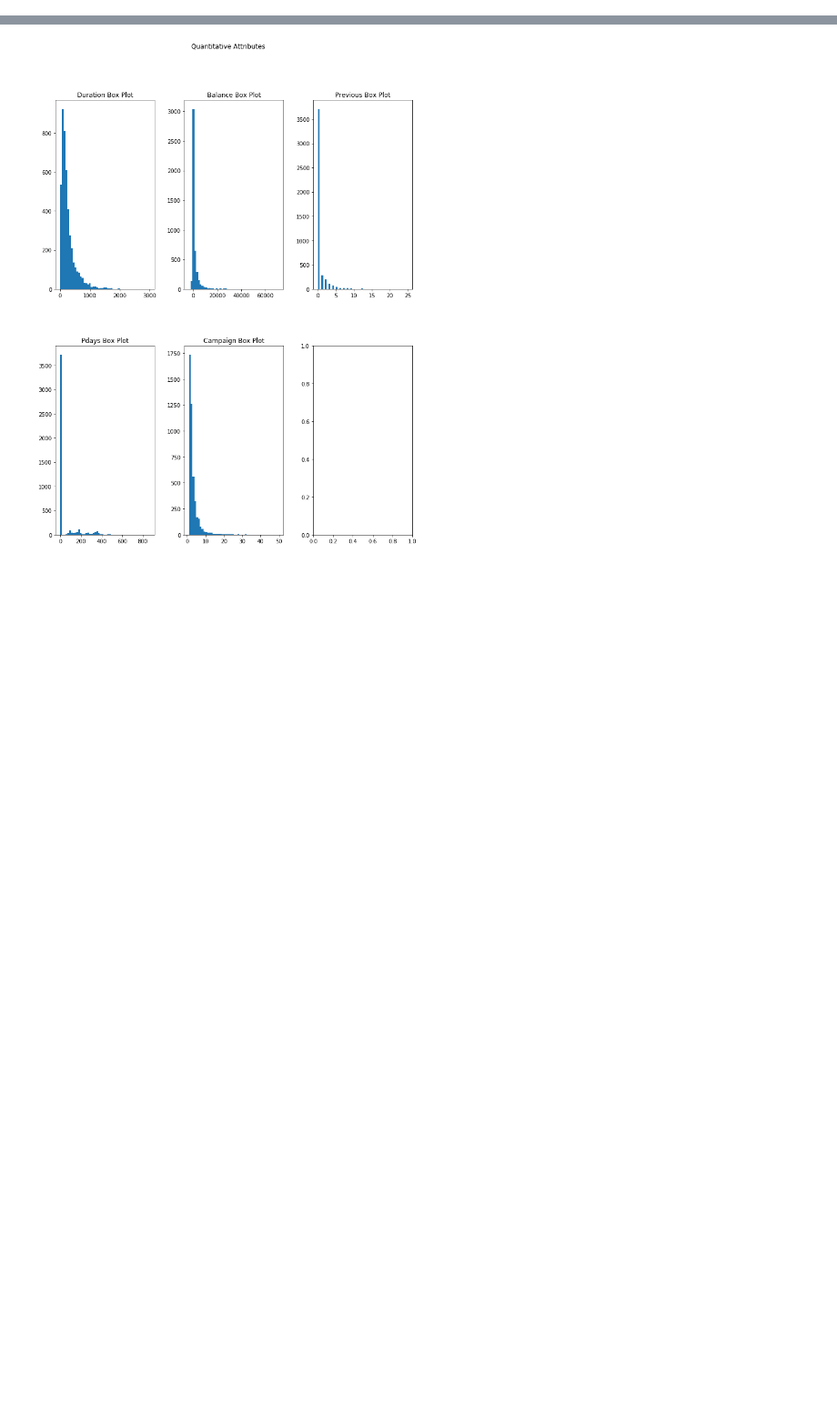
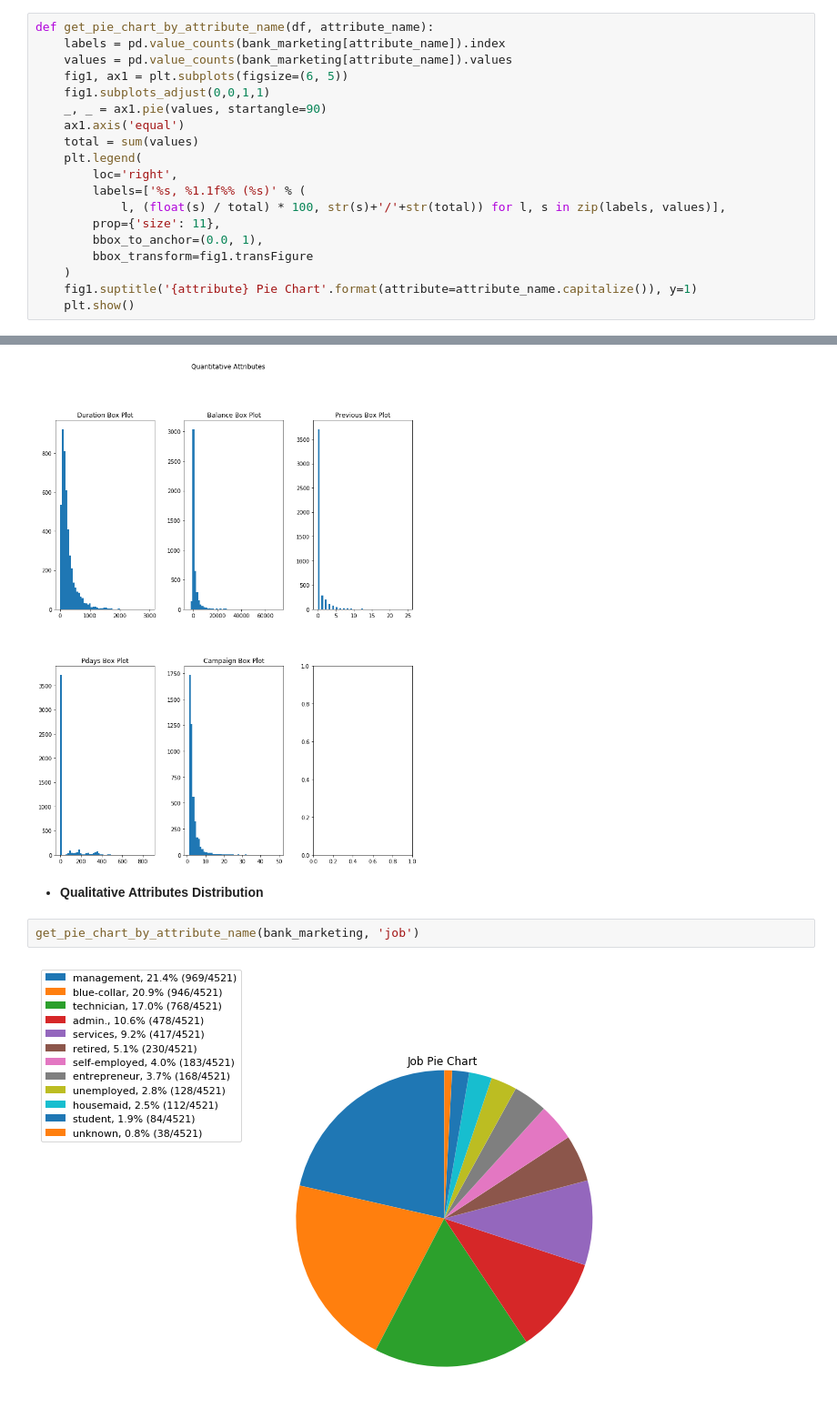
Before and after one commit to JialunC/SCS3250-final-project, a Jupyter notebook: Data_Preparation_and_Pre-prediction_Analysis.ipynb, the cells around one changed output, grey strips where cells are left out. Shown: that part at 91% size. Saved outputs shown, nothing was run; the diff lists cells and outputs as text; blank space fills up the shorter version.

Commit message:
add some pie charts

```diff
--- a/Data_Preparation_and_Pre-prediction_Analysis.ipynb
+++ b/Data_Preparation_and_Pre-prediction_Analysis.ipynb
@@ -43,6 +43,25 @@ def plot_histograms(dataset, quant_attributes):
     fig.suptitle("Quantitative Attributes")
     fig.subplots_adjust(wspace=0.3, hspace=0.3)
     plt.show()
+# %%
+def get_pie_chart_by_attribute_name(df, attribute_name):
+    labels = pd.value_counts(bank_marketing[attribute_name]).index
+    values = pd.value_counts(bank_marketing[attribute_name]).values
+    fig1, ax1 = plt.subplots(figsize=(6, 5))
+    fig1.subplots_adjust(0,0,1,1)
+    _, _ = ax1.pie(values, startangle=90)
+    ax1.axis('equal')
+    total = sum(values)
+    plt.legend(
+        loc='right',
+        labels=['%s, %1.1f%% (%s)' % (
+            l, (float(s) / total) * 100, str(s)+'/'+str(total)) for l, s in zip(labels, values)],
+        prop={'size': 11},
+        bbox_to_anchor=(0.0, 1),
+        bbox_transform=fig1.transFigure
+    )
+    fig1.suptitle('{attribute} Pie Chart'.format(attribute=attribute_name.capitalize()), y=1)
+    plt.show()
 # %% [markdown]
 ## Data Exploration
 ---
@@ -128,3 +135,9 @@ attributes_concern = ['duration', 'balance', 'previous', 'pdays', 'campaign']
 plot_histograms(bank_marketing, attributes_concern)
 # %% [output]
 [figure]
+# %% [markdown]
+- **Qualitative Attributes Distribution**
+# %%
+get_pie_chart_by_attribute_name(bank_marketing, 'job')
+# %% [output]
+[figure, added]
```
Also changed, not shown: parts of 11 cells of this notebook.
